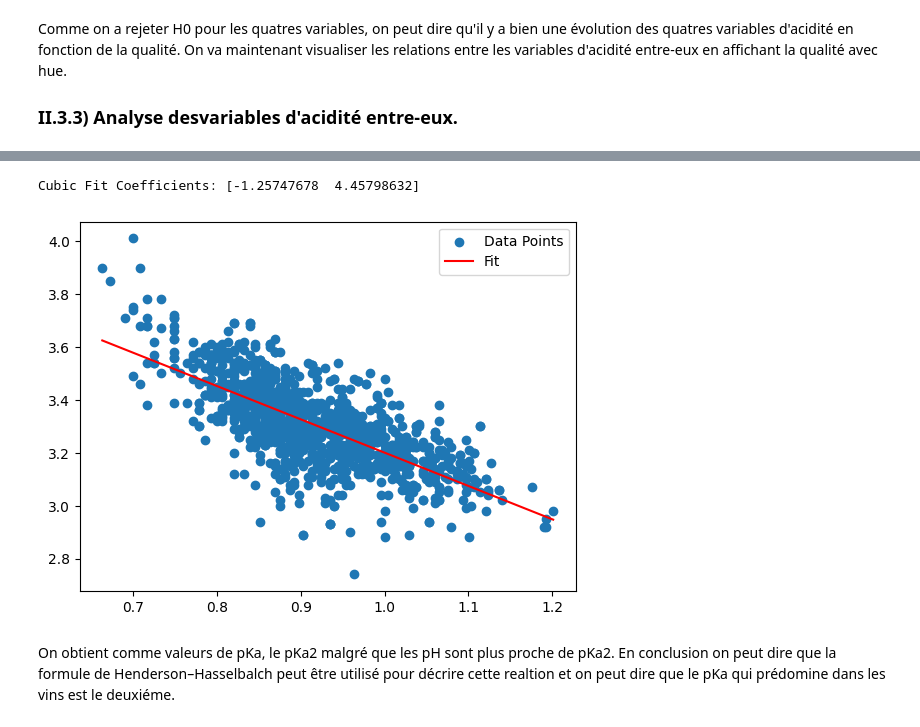
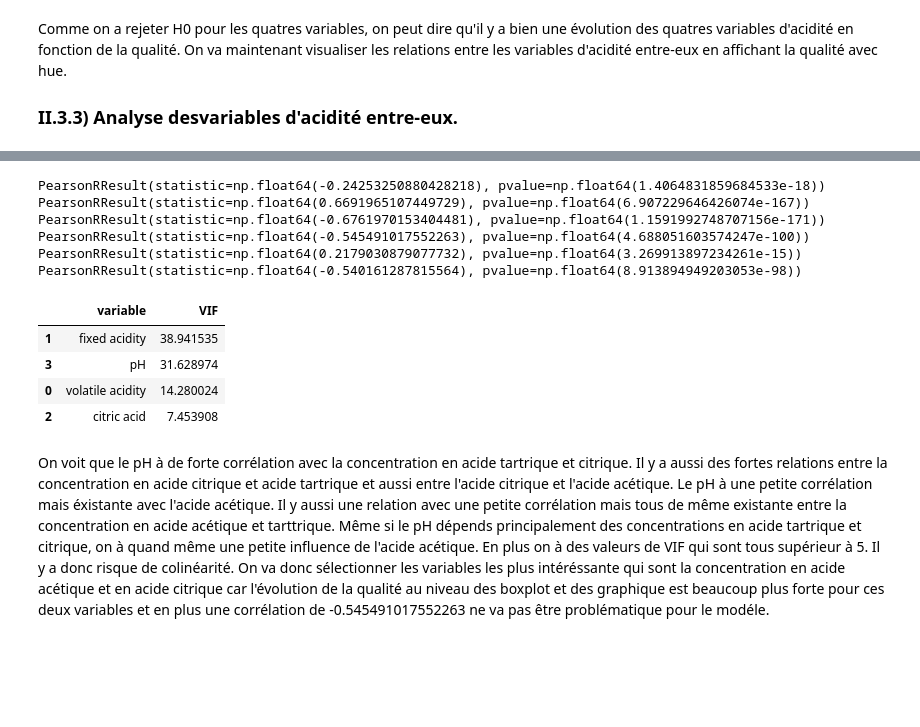
Before and after one commit to fmazur57u/WineQualityPrediction, a Jupyter notebook: winePrediction.ipynb, the cells around one changed output, grey strips where cells are left out. Cells and saved outputs as stored; diff of their text form; code cells hidden in the pictures; blank space fills up the shorter version.

```diff
--- a/winePrediction.ipynb
+++ b/winePrediction.ipynb
@@ -423,21 +437,31 @@ Je le rappel que l'acidité fixe est la concenttration en acide tartrique et l'a
-# %%
-x = np.log10(analyse_set["fixed acidity"])
-y = analyse_set["pH"]
-
-coefficients = np.polyfit(x, y, 1)
-print("Cubic Fit Coefficients:", coefficients)
-
-# Create polynomial function
-p = np.poly1d(coefficients)
-
-# Plot data and fit
-xp = np.linspace(x.min(), x.max(), 100)
-plt.scatter(x, y, label="Data Points")
-plt.plot(xp, p(xp), label="Fit", color="red")
-plt.legend()
-plt.show()
-# %% [output]
-Cubic Fit Coefficients: [-1.25747678  4.45798632]
-[figure, removed]
-# %% [markdown]
-On obtient comme valeurs de pKa, le pKa2 malgré que les pH sont plus proche de pKa2. En conclusion on peut dire que la formule de Henderson–Hasselbalch peut être utilisé pour décrire cette realtion et on peut dire que le pKa qui prédomine dans les vins est le deuxiéme.
+# %%
+print(pearsonr(analyse_set["volatile acidity"], analyse_set["fixed acidity"]))
+print(pearsonr(analyse_set["citric acid"], analyse_set["fixed acidity"]))
+print(pearsonr(analyse_set["fixed acidity"], analyse_set["pH"]))
+print(pearsonr(analyse_set["citric acid"], analyse_set["volatile acidity"]))
+print(pearsonr(analyse_set["volatile acidity"], analyse_set["pH"]))
+print(pearsonr(analyse_set["citric acid"], analyse_set["pH"]))
+
+
+def compute_vif(df: pd.DataFrame) -> pd.DataFrame:
+    Xc = df.select_dtypes(include=[np.number]).dropna()
+    vifs = [variance_inflation_factor(Xc.values, i) for i in range(Xc.shape[1])]
+    out = pd.DataFrame({"variable": Xc.columns, "VIF": vifs})
+    return out[out["variable"] != "const"].sort_values("VIF", ascending=False)
+
+
+compute_vif(analyse_set[["volatile acidity", "fixed acidity", "citric acid", "pH"]])
+# %% [output]
+PearsonRResult(statistic=np.float64(-0.24253250880428218), pvalue=np.float64(1.4064831859684533e-18))
+PearsonRResult(statistic=np.float64(0.6691965107449729), pvalue=np.float64(6.907229646426074e-167))
+PearsonRResult(statistic=np.float64(-0.6761970153404481), pvalue=np.float64(1.1591992748707156e-171))
+PearsonRResult(statistic=np.float64(-0.545491017552263), pvalue=np.float64(4.688051603574247e-100))
+PearsonRResult(statistic=np.float64(0.2179030879077732), pvalue=np.float64(3.269913897234261e-15))
+PearsonRResult(statistic=np.float64(-0.540161287815564), pvalue=np.float64(8.913894949203053e-98))
+|  | variable | VIF |
+| 1 | fixed acidity | 38.941535 |
+| 3 | pH | 31.628974 |
+| 0 | volatile acidity | 14.280024 |
+| 2 | citric acid | 7.453908 |
+# %% [markdown]
+On voit que le pH à de forte corrélation avec la concentration en acide tartrique et citrique. Il y a aussi des fortes relations entre la concentration en acide citrique et acide tartrique et aussi entre l'acide citrique et l'acide acétique. Le pH à une petite corrélation mais éxistante avec l'acide acétique. Il y aussi une relation avec une petite corrélation mais tous de même existante entre la concentration en acide acétique et tarttrique. Même si le pH dépends principalement des concentrations en acide tartrique et citrique, on à quand même une petite influence de l'acide acétique. En plus on à des valeurs de VIF qui sont tous supérieur à 5. Il y a donc risque de colinéarité. On va donc sélectionner les variables les plus intéréssante qui sont la concentration en acide acétique et en acide citrique car l'évolution de la qualité au niveau des boxplot et des graphique est beaucoup plus forte pour ces deux variables et en plus une corrélation de -0.545491017552263 ne va pas être problématique pour le modéle.
```
Also changed, not shown: parts of 4 cells of this notebook, 2 other files.
